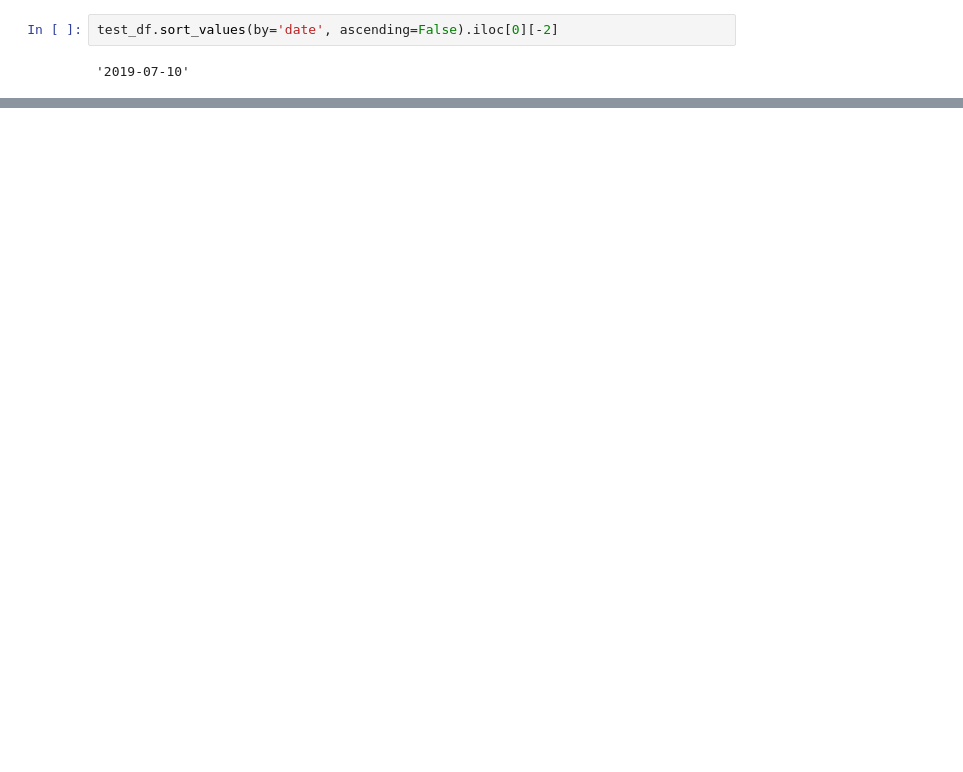
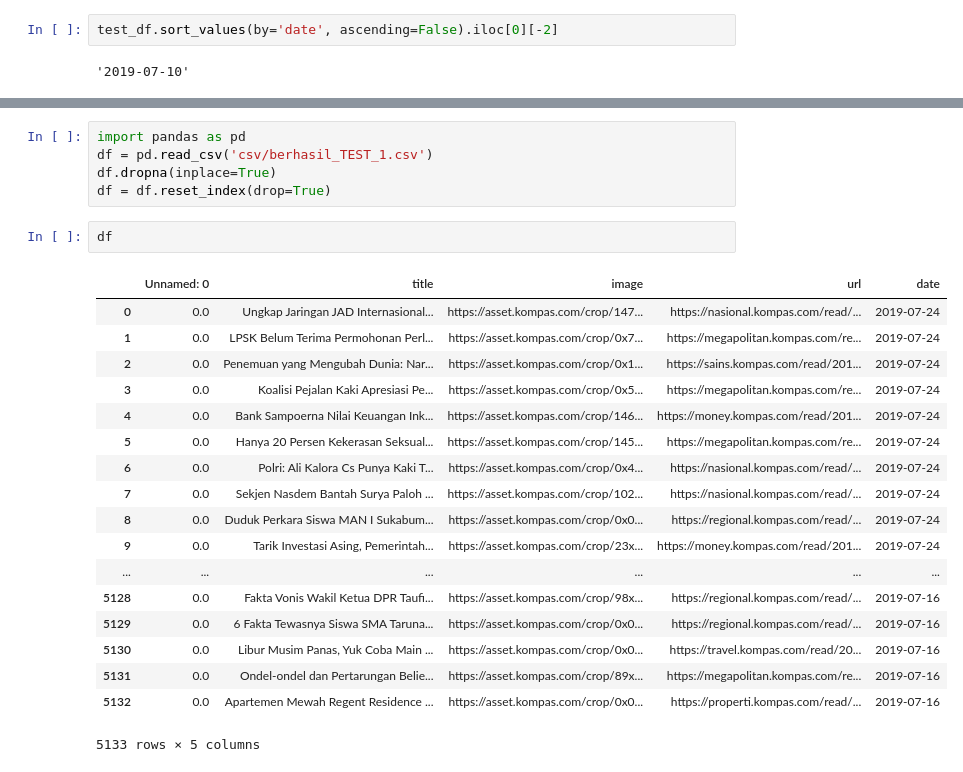
Before and after one commit to greysian777/indo-news-dataset, a Jupyter notebook: Untitled.ipynb, the cells around one changed output, grey strips where cells are left out. Drawn from its saved outputs; the diff is of its cells as text; blank space fills up the shorter version.

```diff
--- a/Untitled.ipynb
+++ b/Untitled.ipynb
@@ -163,0 +204,26 @@ test_df.sort_values(by='date', ascending=False).iloc[0][-2]
+# %%
+import pandas as pd
+df = pd.read_csv('csv/berhasil_TEST_1.csv')
+df.dropna(inplace=True)
+df = df.reset_index(drop=True)
+# %%
+df
+# %% [output]
+|  | Unnamed: 0 | title | image | url | date |
+| 0 | 0.0 | Ungkap Jaringan JAD Internasional... | https://asset.kompas.com/crop/147... | https://nasional.kompas.com/read/... | 2019-07-24 |
+| 1 | 0.0 | LPSK Belum Terima Permohonan Perl... | https://asset.kompas.com/crop/0x7... | https://megapolitan.kompas.com/re... | 2019-07-24 |
+| 2 | 0.0 | Penemuan yang Mengubah Dunia: Nar... | https://asset.kompas.com/crop/0x1... | https://sains.kompas.com/read/201... | 2019-07-24 |
+| 3 | 0.0 | Koalisi Pejalan Kaki Apresiasi Pe... | https://asset.kompas.com/crop/0x5... | https://megapolitan.kompas.com/re... | 2019-07-24 |
+| 4 | 0.0 | Bank Sampoerna Nilai Keuangan Ink... | https://asset.kompas.com/crop/146... | https://money.kompas.com/read/201... | 2019-07-24 |
+| 5 | 0.0 | Hanya 20 Persen Kekerasan Seksual... | https://asset.kompas.com/crop/145... | https://megapolitan.kompas.com/re... | 2019-07-24 |
+| 6 | 0.0 | Polri: Ali Kalora Cs Punya Kaki T... | https://asset.kompas.com/crop/0x4... | https://nasional.kompas.com/read/... | 2019-07-24 |
+| 7 | 0.0 | Sekjen Nasdem Bantah Surya Paloh ... | https://asset.kompas.com/crop/102... | https://nasional.kompas.com/read/... | 2019-07-24 |
+| 8 | 0.0 | Duduk Perkara Siswa MAN I Sukabum... | https://asset.kompas.com/crop/0x0... | https://regional.kompas.com/read/... | 2019-07-24 |
+| 9 | 0.0 | Tarik Investasi Asing, Pemerintah... | https://asset.kompas.com/crop/23x... | https://money.kompas.com/read/201... | 2019-07-24 |
+| ... | ... | ... | ... | ... | ... |
+| 5128 | 0.0 | Fakta Vonis Wakil Ketua DPR Taufi... | https://asset.kompas.com/crop/98x... | https://regional.kompas.com/read/... | 2019-07-16 |
+| 5129 | 0.0 | 6 Fakta Tewasnya Siswa SMA Taruna... | https://asset.kompas.com/crop/0x0... | https://regional.kompas.com/read/... | 2019-07-16 |
+| 5130 | 0.0 | Libur Musim Panas, Yuk Coba Main ... | https://asset.kompas.com/crop/0x0... | https://travel.kompas.com/read/20... | 2019-07-16 |
+| 5131 | 0.0 | Ondel-ondel dan Pertarungan Belie... | https://asset.kompas.com/crop/89x... | https://megapolitan.kompas.com/re... | 2019-07-16 |
+| 5132 | 0.0 | Apartemen Mewah Regent Residence ... | https://asset.kompas.com/crop/0x0... | https://properti.kompas.com/read/... | 2019-07-16 |
+5133 rows × 5 columns
```
Also changed, not shown: parts of 9 cells of this notebook, 3 other files.
